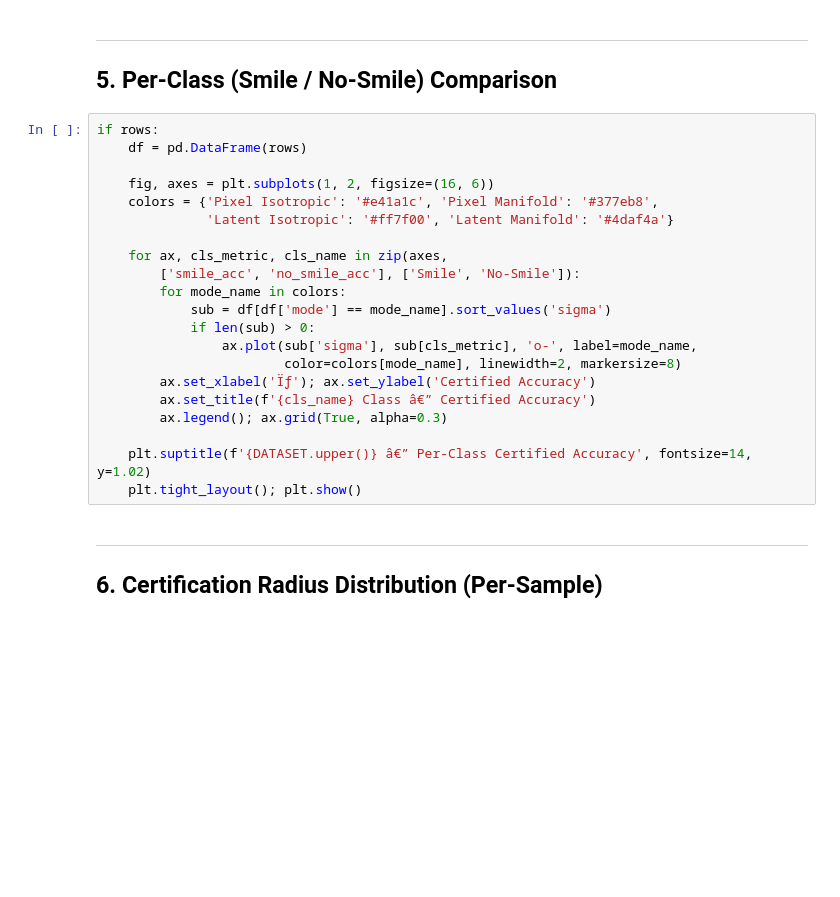
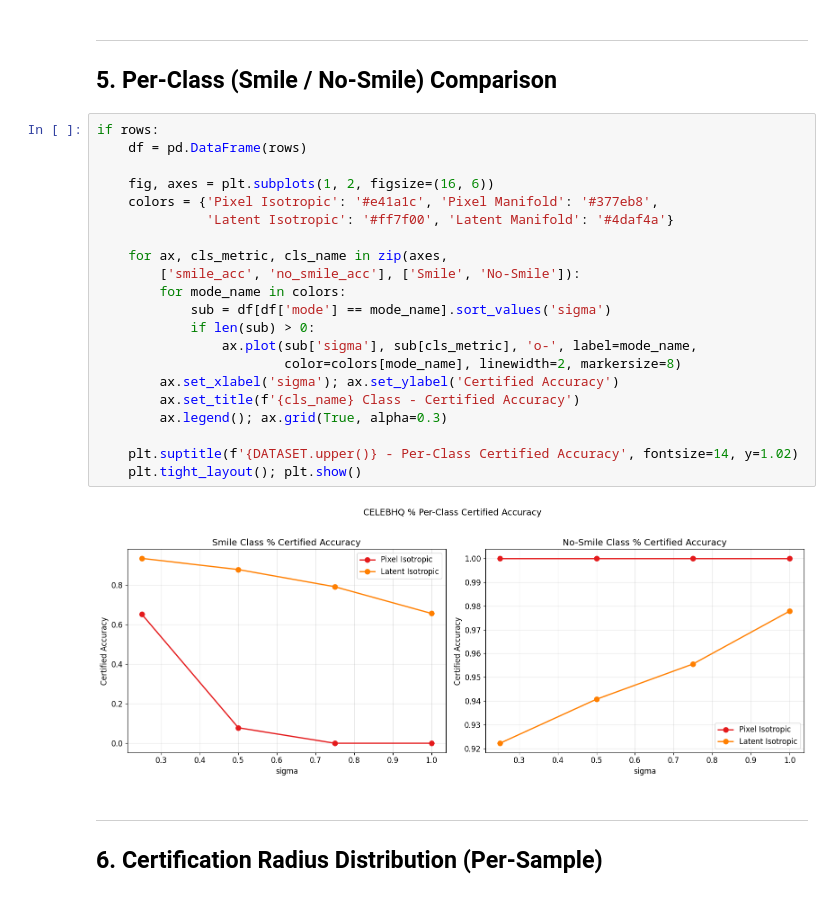
Before and after one commit to daniyaniazi/RandomizedSmothingmanifold, a Jupyter notebook: notebooks/CelebaHQ_Final_Analysis.ipynb, the cells around one changed output. Cells and saved outputs as stored; diff of their text form; blank space fills up the shorter version.

```diff
--- a/notebooks/CelebaHQ_Final_Analysis.ipynb
+++ b/notebooks/CelebaHQ_Final_Analysis.ipynb
@@ -172,24 +203,26 @@ if rows:
 # %%
 if rows:
     df = pd.DataFrame(rows)
 
     fig, axes = plt.subplots(1, 2, figsize=(16, 6))
     colors = {'Pixel Isotropic': '#e41a1c', 'Pixel Manifold': '#377eb8',
               'Latent Isotropic': '#ff7f00', 'Latent Manifold': '#4daf4a'}
 
     for ax, cls_metric, cls_name in zip(axes,
         ['smile_acc', 'no_smile_acc'], ['Smile', 'No-Smile']):
         for mode_name in colors:
             sub = df[df['mode'] == mode_name].sort_values('sigma')
             if len(sub) > 0:
                 ax.plot(sub['sigma'], sub[cls_metric], 'o-', label=mode_name,
                         color=colors[mode_name], linewidth=2, markersize=8)
-        ax.set_xlabel('Ïƒ'); ax.set_ylabel('Certified Accuracy')
-        ax.set_title(f'{cls_name} Class â€” Certified Accuracy')
+        ax.set_xlabel('sigma'); ax.set_ylabel('Certified Accuracy')
+        ax.set_title(f'{cls_name} Class - Certified Accuracy')
         ax.legend(); ax.grid(True, alpha=0.3)
 
-    plt.suptitle(f'{DATASET.upper()} â€” Per-Class Certified Accuracy', fontsize=14, y=1.02)
+    plt.suptitle(f'{DATASET.upper()} - Per-Class Certified Accuracy', fontsize=14, y=1.02)
     plt.tight_layout(); plt.show()
+# %% [output]
+[figure, added]
 # %% [markdown]
 ---
 ## 6. Certification Radius Distribution (Per-Sample)
```
Also changed, not shown: parts of 18 cells of this notebook, 2 other files.
